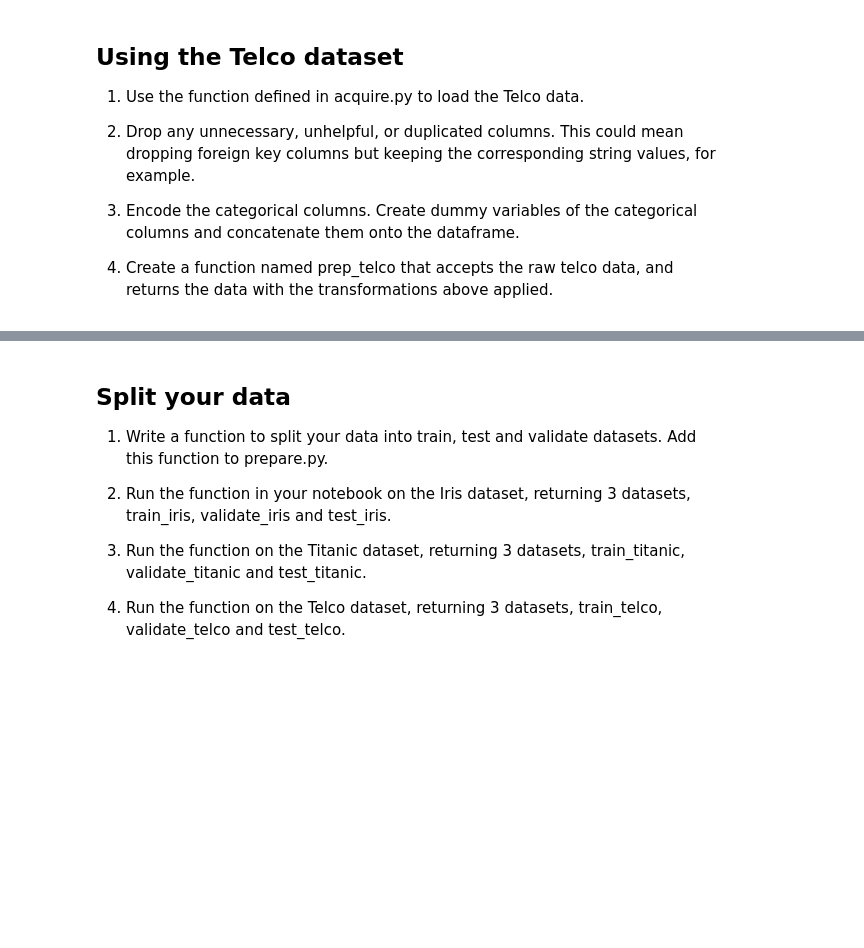
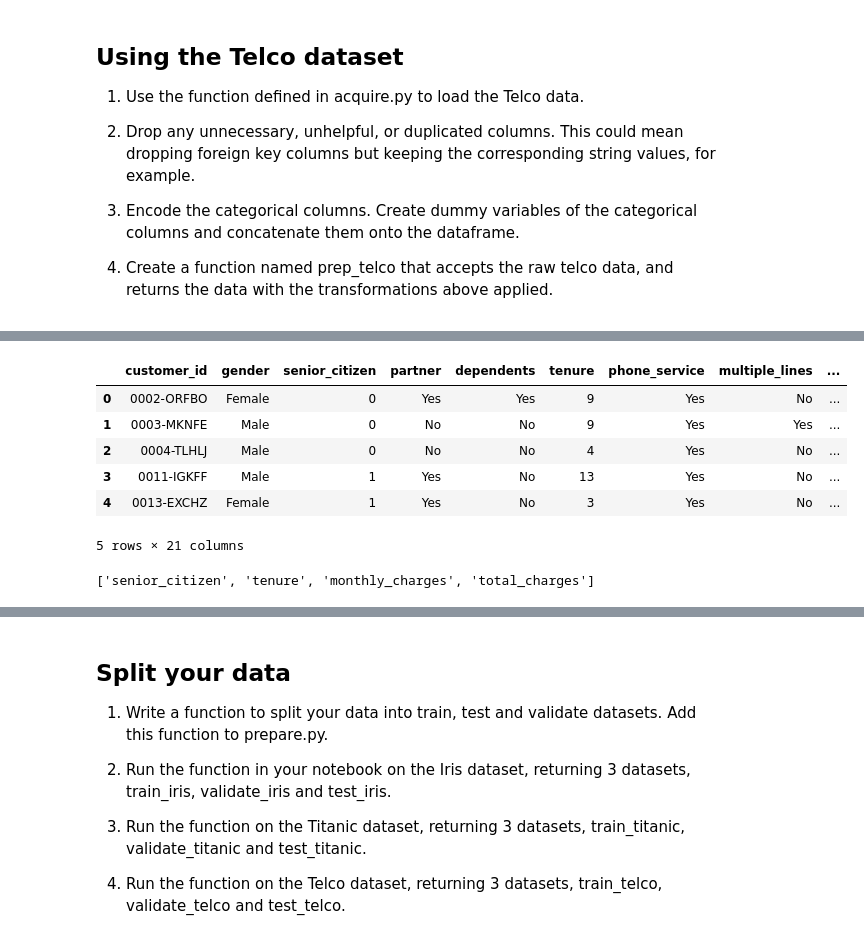
Before and after one commit to stephen-c-perry/classification-exercises, a Jupyter notebook: classification_exercises.ipynb, the cells around one changed output, grey strips where cells are left out. Saved outputs shown, nothing was run; the diff lists cells and outputs as text; code cells hidden in the pictures; blank space fills up the shorter version.

```diff
--- a/classification_exercises.ipynb
+++ b/classification_exercises.ipynb
@@ -531,0 +662,12 @@ telco_df.info()
+# %%
+telco_df.head()
+#noting columns to encode:
+#gender, partner, dependents, phone_service, multiple_lines, online_security, online_back_up, etc. There are too many to list here
+# %% [output]
+|  | customer_id | gender | senior_citizen | partner | dependents | tenure | phone_service | multiple_lines | ... |
+| 0 | 0002-ORFBO | Female | 0 | Yes | Yes | 9 | Yes | No | ... |
+| 1 | 0003-MKNFE | Male | 0 | No | No | 9 | Yes | Yes | ... |
+| 2 | 0004-TLHLJ | Male | 0 | No | No | 4 | Yes | No | ... |
+| 3 | 0011-IGKFF | Male | 1 | Yes | No | 13 | Yes | No | ... |
+| 4 | 0013-EXCHZ | Female | 1 | Yes | No | 3 | Yes | No | ... |
+5 rows × 21 columns
@@ -531,0 +703,14 @@ telco_df.info()
+# %%
+# checking to make sure the lists have been created
+categorical_cols
+binary_categories
+multi_categories
+numerical_cols
+#they're all there
+
+#get dummies for categorical_cols
+#convert to binary, binary_categories
+#get dummies multi_categories
+#numerical_cols leave alone as long as dtype is float or int
+# %% [output]
+['senior_citizen', 'tenure', 'monthly_charges', 'total_charges']
```
Also changed, not shown: parts of 49 cells of this notebook, 1 other file.
